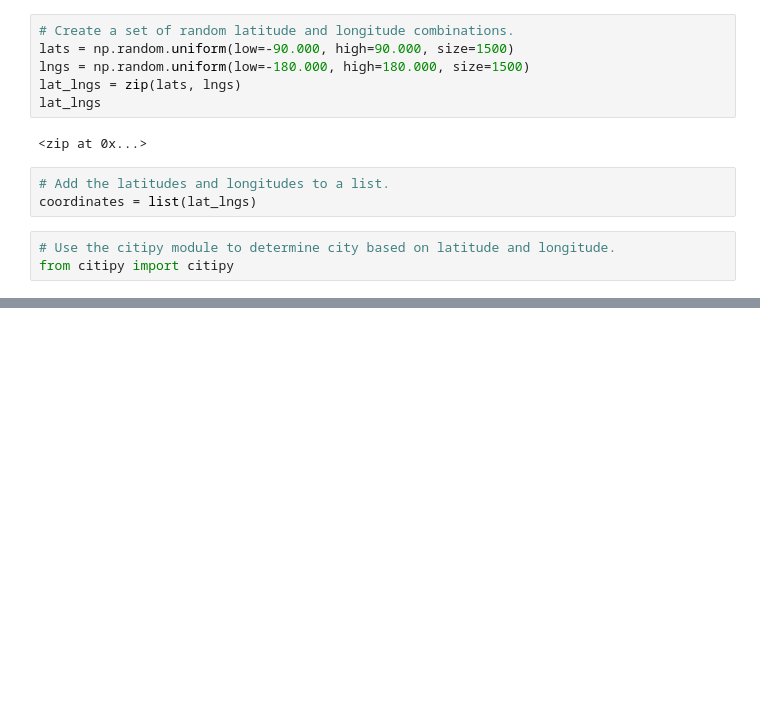
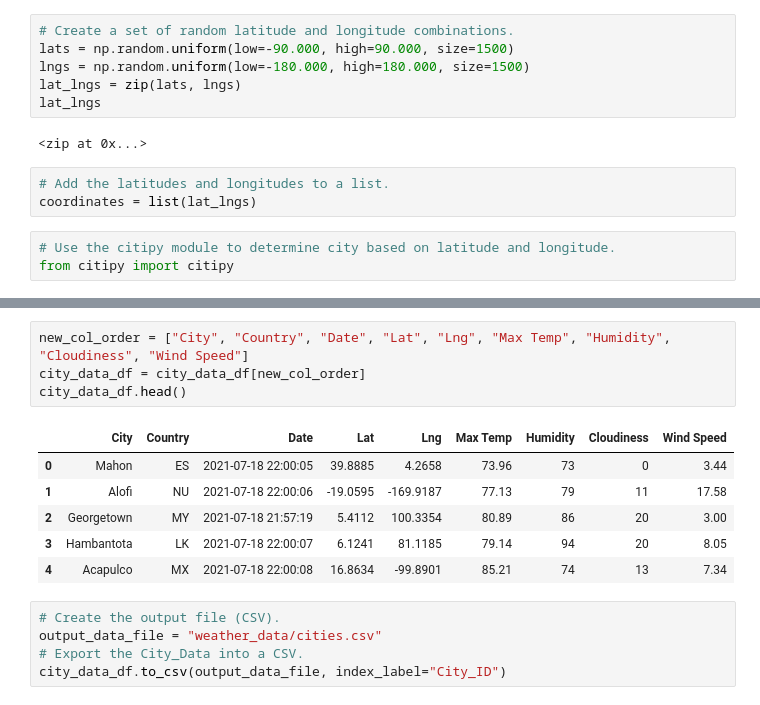
Before and after one commit to samanthajpv/World_Weather_Analysis, a Jupyter notebook: WeatherPy.ipynb, the cells around one changed output, grey strips where cells are left out. Saved outputs shown, nothing was run; the diff lists cells and outputs as text; blank space fills up the shorter version.

```diff
--- a/WeatherPy.ipynb
+++ b/WeatherPy.ipynb
@@ -33,0 +144,16 @@ len(cities)
+# %%
+new_col_order = ["City", "Country", "Date", "Lat", "Lng", "Max Temp", "Humidity", "Cloudiness", "Wind Speed"]
+city_data_df = city_data_df[new_col_order]
+city_data_df.head()
+# %% [output]
+|  | City | Country | Date | Lat | Lng | Max Temp | Humidity | Cloudiness | Wind Speed |
+| 0 | Mahon | ES | 2021-07-18 22:00:05 | 39.8885 | 4.2658 | 73.96 | 73 | 0 | 3.44 |
+| 1 | Alofi | NU | 2021-07-18 22:00:06 | -19.0595 | -169.9187 | 77.13 | 79 | 11 | 17.58 |
+| 2 | Georgetown | MY | 2021-07-18 21:57:19 | 5.4112 | 100.3354 | 80.89 | 86 | 20 | 3.00 |
+| 3 | Hambantota | LK | 2021-07-18 22:00:07 | 6.1241 | 81.1185 | 79.14 | 94 | 20 | 8.05 |
+| 4 | Acapulco | MX | 2021-07-18 22:00:08 | 16.8634 | -99.8901 | 85.21 | 74 | 13 | 7.34 |
+# %%
+# Create the output file (CSV).
+output_data_file = "weather_data/cities.csv"
+# Export the City_Data into a CSV.
+city_data_df.to_csv(output_data_file, index_label="City_ID")
```
Also changed, not shown: parts of 7 cells of this notebook, 1 other file.
